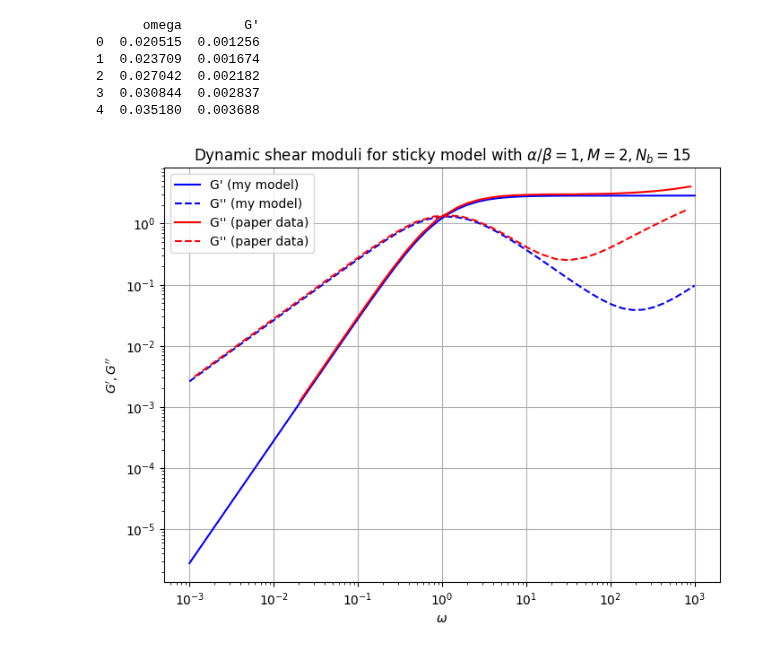
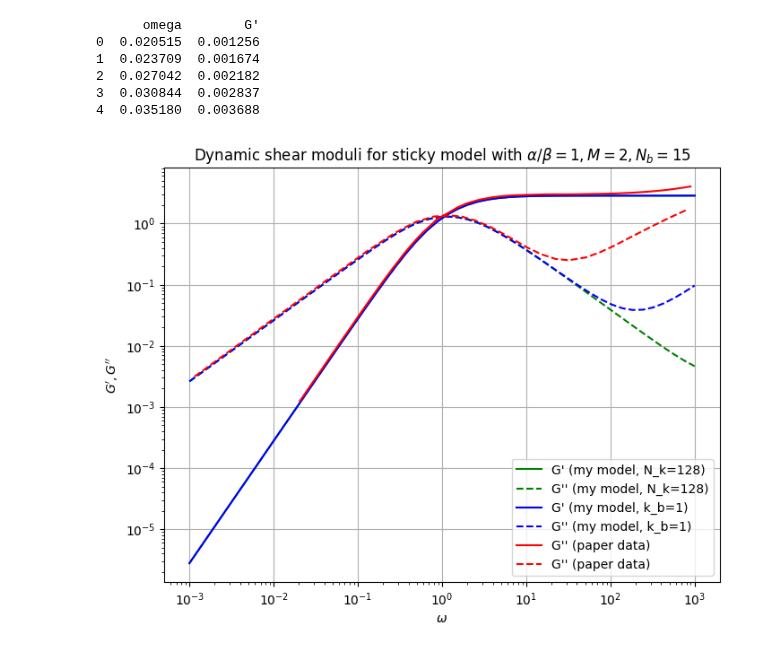
Before and after one commit to anotherbeaver/amine_polymers, a Jupyter notebook: sticky_model.ipynb, the cells around one changed output. Cells and saved outputs as stored; diff of their text form; code cells hidden in the pictures.

```diff
--- a/sticky_model.ipynb
+++ b/sticky_model.ipynb
@@ -565,11 +565,13 @@ B = B_tensor()
 W = generate_W(8, 1, 1) # alpha is 1, beta is always 1 (in units of 1/beta)
 
 start = time()
-A, b = construct_Ab(1, B, W, k_b=1)
+A, b = construct_Ab(1, B, W, N_k=128)
 print(f"Non-zero entries of A: {A.nnz}")
 print(f"Matrix constructed in {time() - start:.2f} seconds.")
 
 start = time()
-x = spsolve(A, b, use_umfpack=True)
+# x = spsolve(A, b, use_umfpack=True)
 print(f"Solved with direct solver in {time() - start:.2f} seconds.")
+
+del A, b
 # %% [output]
@@ -649,0 +669,4 @@ G_pp_list = []
+# %%
+results_1 = Parallel(n_jobs=4)(
+    delayed(solve_omega)(omega) for omega in omegas[omegas < 1e2]
+)
@@ -649,0 +691,6 @@ G_pp_list = []
+# %%
+# testing if larger omegas take more memory, so we need fewer threads to avoid oom.
+# can use more threads, less jobs, more threads per job.
+results_2 = Parallel(n_jobs=3)(
+    delayed(solve_omega)(omega, thread_limit=5) for omega in omegas[omegas >= 1e2]
+)
@@ -649,0 +715,21 @@ G_pp_list = []
+# %%
+# omegas, G_p_list, G_pp_list = zip(*results_1, *results_2)
+
+# Merge results from the two Parallel() calls, sort by omega, and unpack into arrays
+results = []
+results.extend(results_1)
+results.extend(results_2)
+
+# sort by omega to ensure smooth curves
+results_sorted = sorted(results, key=lambda t: t[0])
+
+# unpack
+omegas, G_p_list, G_pp_list = zip(*results_sorted)
+
+# convert to numpy arrays for plotting/processing
+import numpy as np
+omegas = np.array(omegas)
+G_p_list = np.array(G_p_list)
+G_pp_list = np.array(G_pp_list)
+
+print(f"Collected {len(omegas)} omegas after merging. omegas min/max: {omegas.min():.3g}/{omegas.max():.3g}")
@@ -664,18 +788,18 @@ print(paper_sticky_model_G_p_alpha_1.head())
 # %%
 import matplotlib.pyplot as plt
 
 figure = plt.figure(figsize=(8,6))
-# plt.loglog(omegas, G_p_list, label=f"G' (my model)")
-# plt.loglog(omegas, G_pp_list, linestyle='--', label="G'' (my model)")
-plt.loglog(my_sticky_model_moduli_alpha_1["omega"], my_sticky_model_moduli_alpha_1["G'"], color='b', label=f"G' (my model)")
-plt.loglog(my_sticky_model_moduli_alpha_1["omega"], my_sticky_model_moduli_alpha_1["G''"], color='b', linestyle='--', label="G'' (my model)")
+plt.loglog(omegas, G_p_list, color='g', label=f"G' (my model, N_k=128)")
+plt.loglog(omegas, G_pp_list, color='g', linestyle='--', label="G'' (my model, N_k=128)")
+plt.loglog(my_sticky_model_moduli_alpha_1["omega"], my_sticky_model_moduli_alpha_1["G'"], color='b', label=f"G' (my model, k_b=1)")
+plt.loglog(my_sticky_model_moduli_alpha_1["omega"], my_sticky_model_moduli_alpha_1["G''"], color='b', linestyle='--', label="G'' (my model, k_b=1)")
 plt.loglog(paper_sticky_model_G_p_alpha_1["omega"], paper_sticky_model_G_p_alpha_1["G'"], color='r', label="G'' (paper data)")
 plt.loglog(paper_sticky_model_G_pp_alpha_1["omega"], paper_sticky_model_G_pp_alpha_1["G''"], color='r', linestyle='--', label="G'' (paper data)")
 plt.title(r"Dynamic shear moduli for sticky model with $\alpha/\beta=1, M=2, N_b=15$")
 plt.xlabel(r"$\omega$")
 plt.ylabel(r"$G', G''$")
 plt.legend()
 plt.grid()
 plt.show()
 # %% [output]
-[figure, old version]
+[figure, new version]
```
Also changed, not shown: parts of 13 cells of this notebook.
